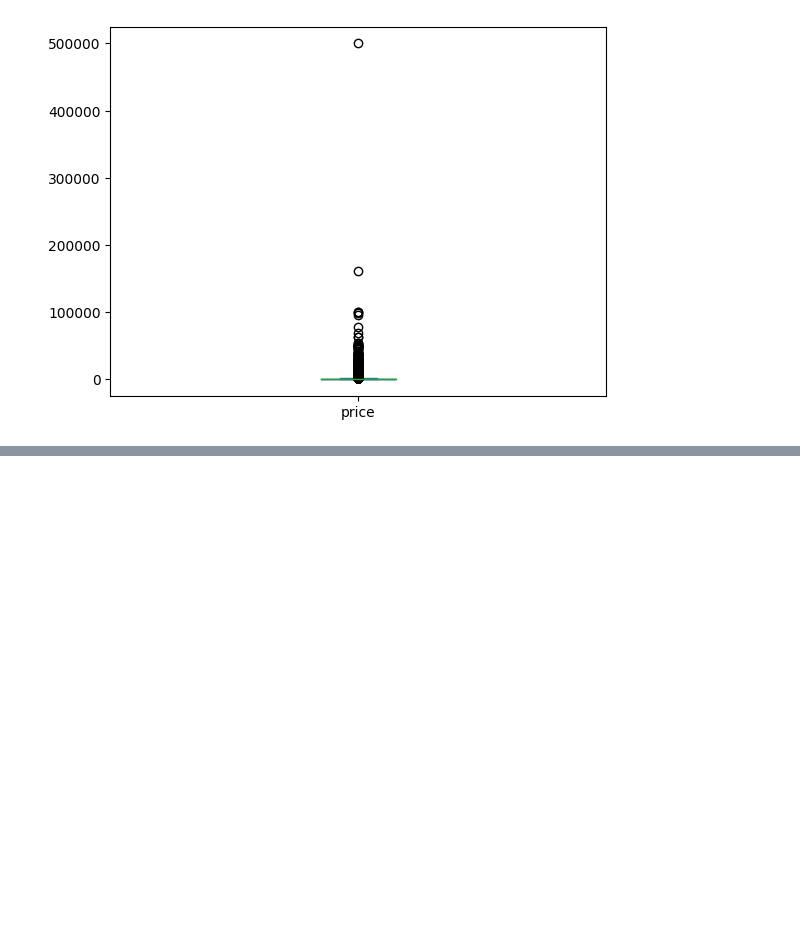
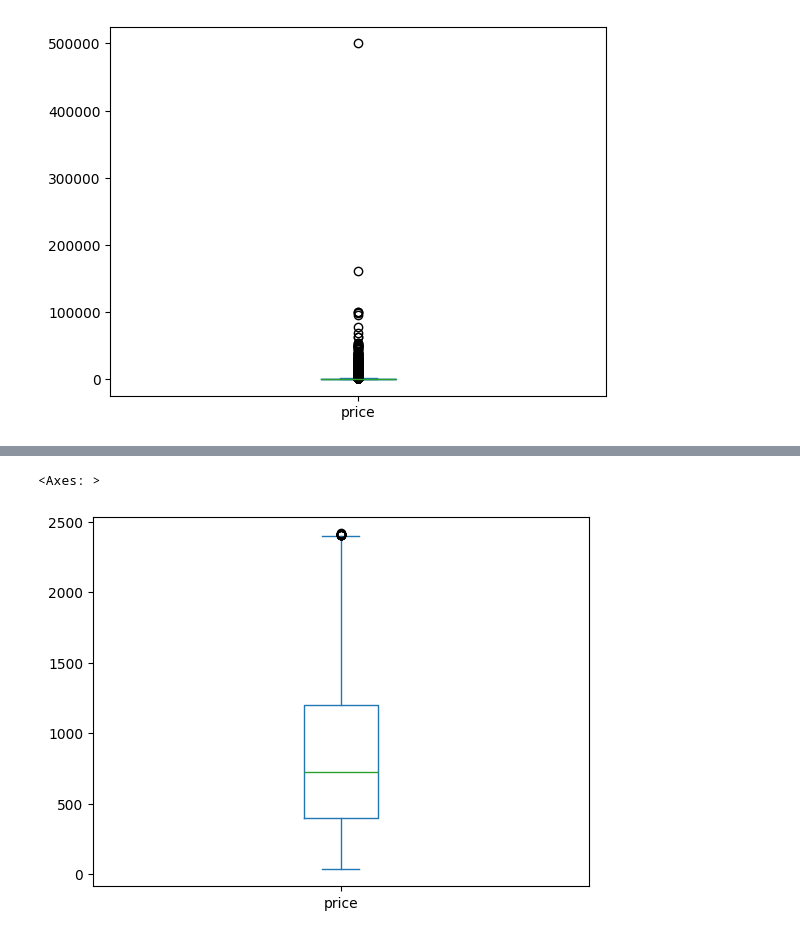
Before and after one commit to dingosin/analisedados, a Jupyter notebook: Aulas/analisedados.ipynb, the cells around one changed output, grey strips where cells are left out. Cells and saved outputs as stored; diff of their text form; code cells hidden in the pictures; blank space fills up the shorter version.

```diff
--- a/Aulas/analisedados.ipynb
+++ b/Aulas/analisedados.ipynb
@@ -198,0 +234,7 @@ dfmain['price'].plot(kind="box")
+# %%
+Q3 = dfpositivos['price'].quantile(0.75)
+# %%
+IQR = Q3 - Q1
+# %%
+lsuperior = Q3 + 1.5 * IQR
+linferior = Q1 - 1.5 * IQR
@@ -198,0 +275,3 @@ dfmain['price'].plot(kind="box")
+# %%
+#pricetrue = variavel slice do dfmain, porém sem outliers
+pricetrue = dfpositivos[(dfpositivos['price'] > linferior) & (dfpositivos['price'] < lsuperior)]
@@ -198,0 +306,6 @@ dfmain['price'].plot(kind="box")
+# %%
+#visualizando os dados sem outliers no boxplot
+pricetrue['price'].plot(kind="box")
+# %% [output]
+<Axes: >
+[figure, added]
```
Also changed, not shown: parts of 47 cells of this notebook.
